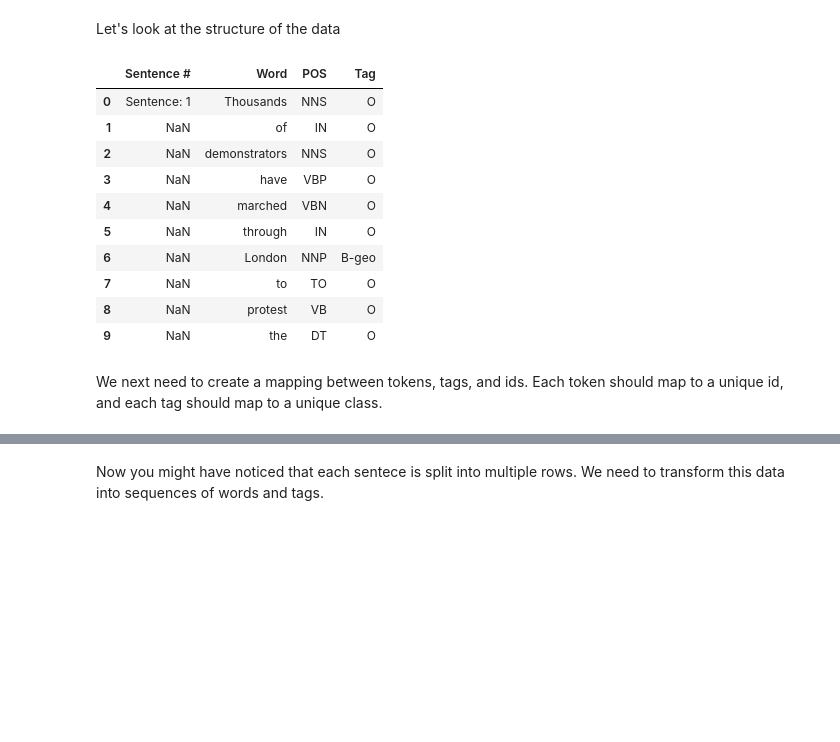
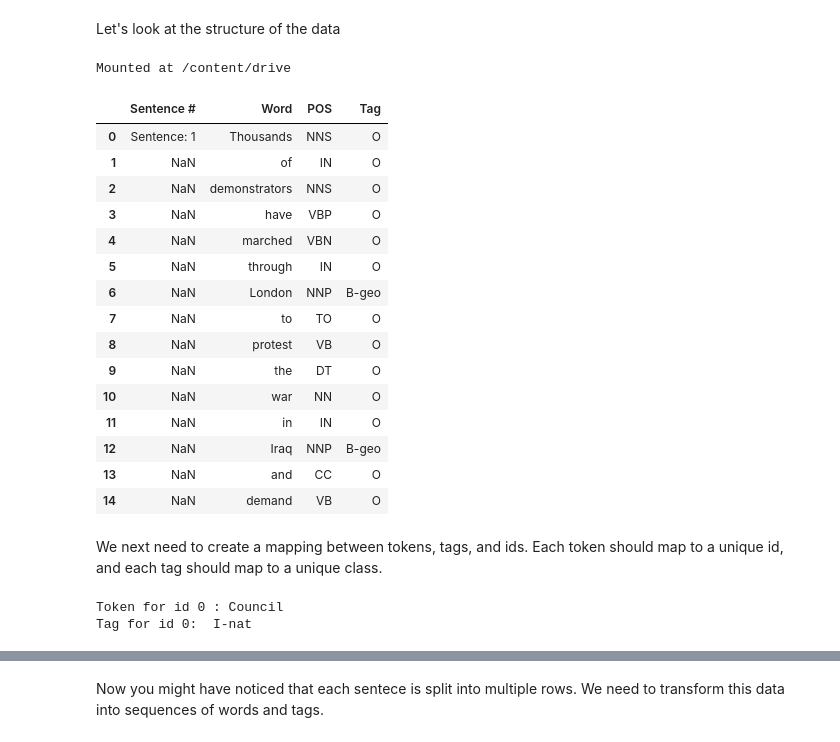
Before and after one commit to Nabarup-Maity/Deep_Learning, a Jupyter notebook: NER_prediction_with_lstm_and_transformers.ipynb, the cells around one changed output, grey strips where cells are left out. Saved outputs shown, nothing was run; the diff lists cells and outputs as text; code cells hidden in the pictures; blank space fills up the shorter version.

```diff
--- a/NER_prediction_with_lstm_and_transformers.ipynb
+++ b/NER_prediction_with_lstm_and_transformers.ipynb
@@ -19,20 +20,53 @@ import numpy as np
 from itertools import chain
 # %% [markdown]
 Let's look at the structure of the data
+# %%
+from google.colab import drive
+
+drive.mount('/content/drive')
+# %% [output]
+Mounted at /content/drive
 # %%
-data = pd.read_csv('ner_dataset.csv', encoding= 'unicode_escape')
-data.head(10)
+data = pd.read_csv(r'/content/drive/MyDrive/Colab Notebooks/dataset/ner_dataset.csv', encoding= 'unicode_escape')
+data.head(15)
 # %% [output]
 |  | Sentence # | Word | POS | Tag |
 | 0 | Sentence: 1 | Thousands | NNS | O |
 | 1 | NaN | of | IN | O |
 | 2 | NaN | demonstrators | NNS | O |
 | 3 | NaN | have | VBP | O |
 | 4 | NaN | marched | VBN | O |
 | 5 | NaN | through | IN | O |
 | 6 | NaN | London | NNP | B-geo |
 | 7 | NaN | to | TO | O |
 | 8 | NaN | protest | VB | O |
 | 9 | NaN | the | DT | O |
+| 10 | NaN | war | NN | O |
+| 11 | NaN | in | IN | O |
+| 12 | NaN | Iraq | NNP | B-geo |
+| 13 | NaN | and | CC | O |
+| 14 | NaN | demand | VB | O |
 # %% [markdown]
 We next need to create a mapping between tokens, tags, and ids. Each token should map to a unique id, and each tag should map to a unique class.
+# %%
+def get_dict_map(data, token_or_tag):
+    tok2idx = {}
+    idx2tok = {}
+
+    if token_or_tag == 'token':
+        vocab = list(set(data['Word'].to_list()))
+    else:
+        vocab = list(set(data['Tag'].to_list()))
+
+    idx2tok = {idx:tok for  idx, tok in enumerate(vocab)}
+    tok2idx = {tok:idx for  idx, tok in enumerate(vocab)}
+    return tok2idx, idx2tok
+
+token2idx, idx2token = get_dict_map(data, 'token')
+tag2idx, idx2tag = get_dict_map(data, 'tag')
+
+print("Token for id 0 :", idx2token[0])
+print("Tag for id 0: ", idx2tag[0])
+# %% [output]
+Token for id 0 : Council
+Tag for id 0:  I-nat
```
Also changed, not shown: parts of 32 cells of this notebook.
